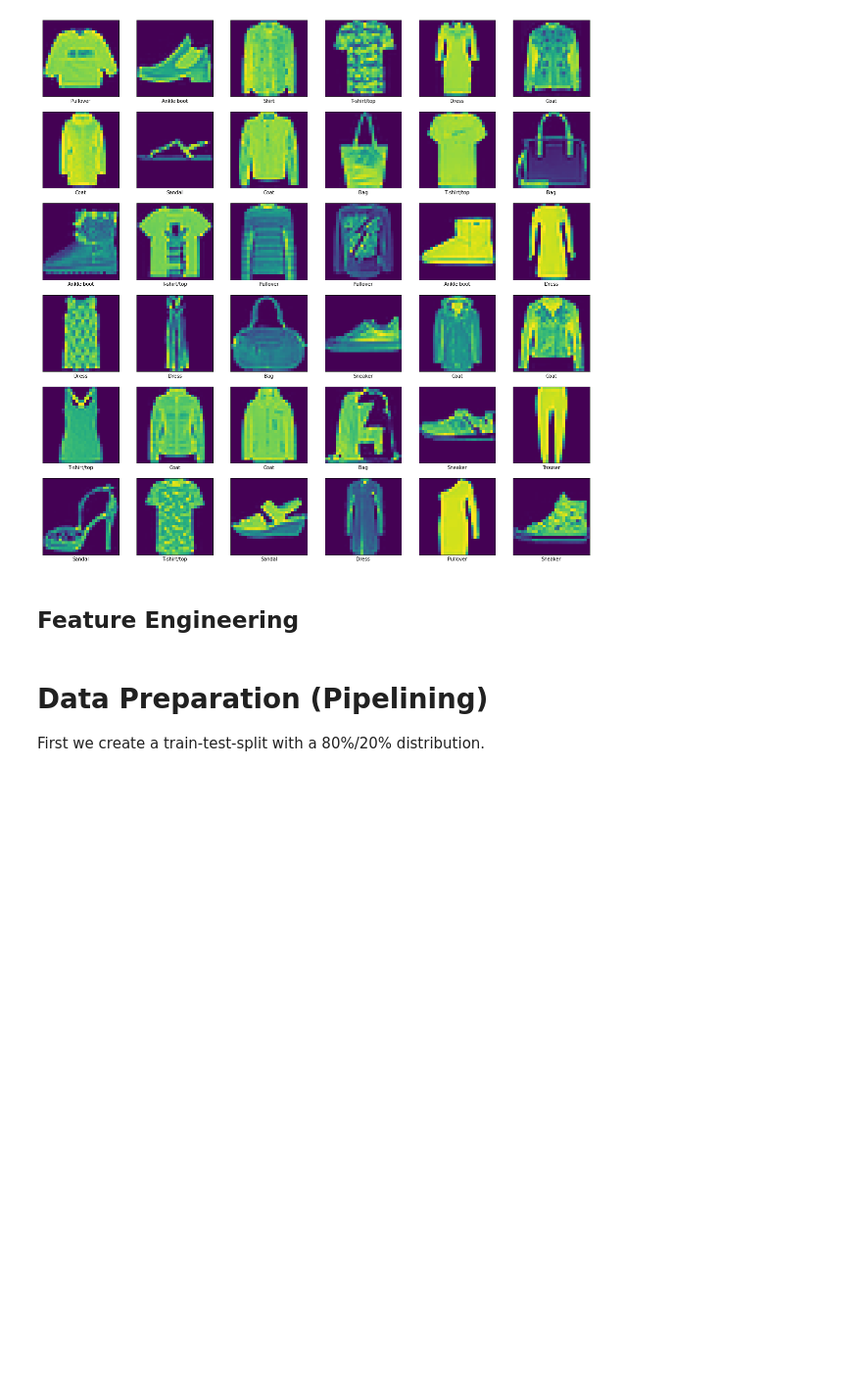
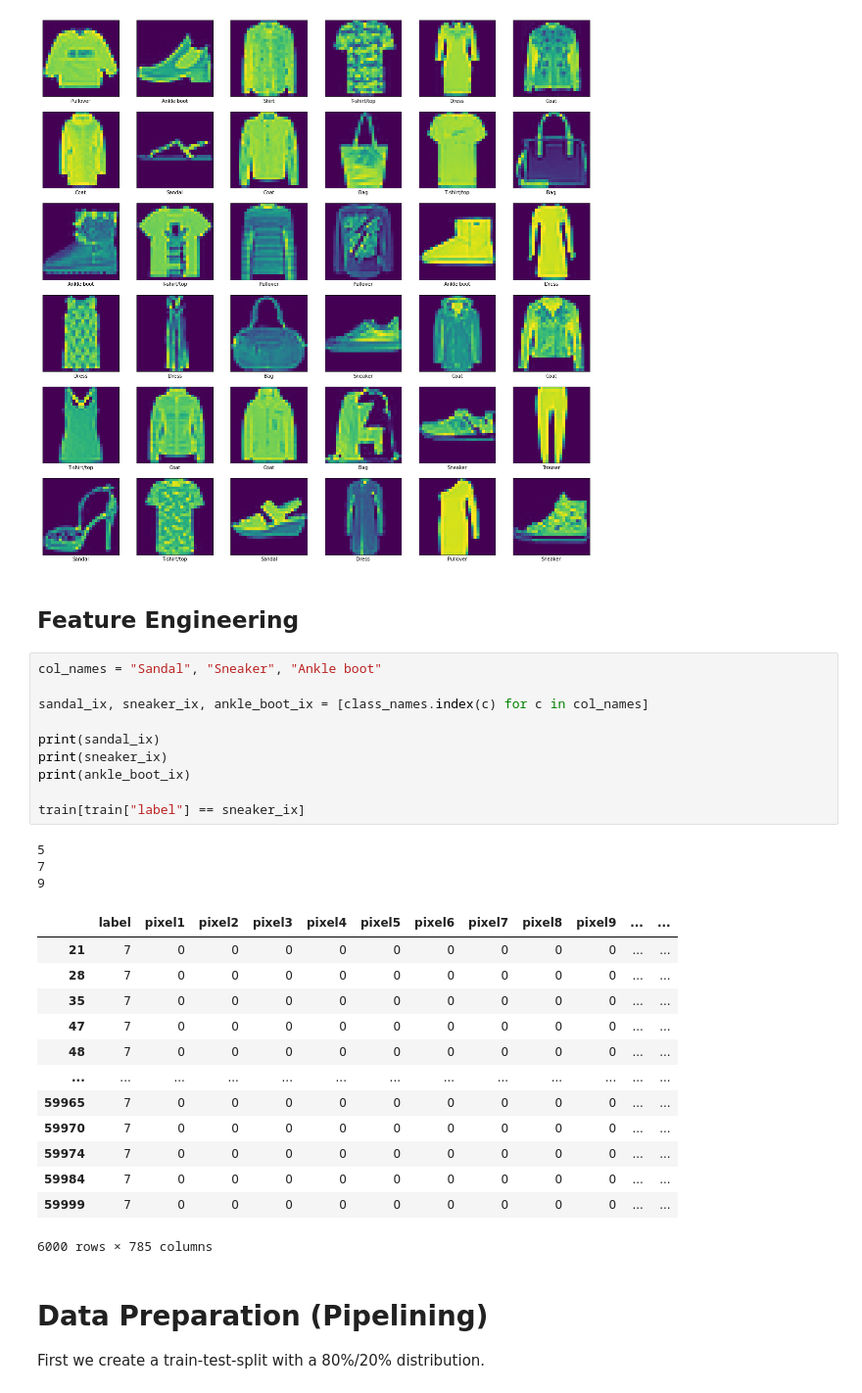
Before and after one commit to MrHencke/DAT158-ML-Oblig2-ML, a Jupyter notebook: main.ipynb, the cells around one changed output. Shown: that part at 98% size. Saved outputs shown, nothing was run; the diff lists cells and outputs as text; blank space fills up the shorter version.

```diff
--- a/main.ipynb
+++ b/main.ipynb
@@ -200,6 +217,33 @@ for i in range(36):
 [figure]
 # %% [markdown]
 ## Feature Engineering <a id="data-engineering"></a>
+# %%
+col_names = "Sandal", "Sneaker", "Ankle boot"
+
+sandal_ix, sneaker_ix, ankle_boot_ix = [class_names.index(c) for c in col_names]
+
+print(sandal_ix)
+print(sneaker_ix)
+print(ankle_boot_ix)
+
+train[train["label"] == sneaker_ix]
+# %% [output]
+5
+7
+9
+|  | label | pixel1 | pixel2 | pixel3 | pixel4 | pixel5 | pixel6 | pixel7 | pixel8 | pixel9 | ... | ... |
+| 21 | 7 | 0 | 0 | 0 | 0 | 0 | 0 | 0 | 0 | 0 | ... | ... |
+| 28 | 7 | 0 | 0 | 0 | 0 | 0 | 0 | 0 | 0 | 0 | ... | ... |
+| 35 | 7 | 0 | 0 | 0 | 0 | 0 | 0 | 0 | 0 | 0 | ... | ... |
+| 47 | 7 | 0 | 0 | 0 | 0 | 0 | 0 | 0 | 0 | 0 | ... | ... |
+| 48 | 7 | 0 | 0 | 0 | 0 | 0 | 0 | 0 | 0 | 0 | ... | ... |
+| ... | ... | ... | ... | ... | ... | ... | ... | ... | ... | ... | ... | ... |
+| 59965 | 7 | 0 | 0 | 0 | 0 | 0 | 0 | 0 | 0 | 0 | ... | ... |
+| 59970 | 7 | 0 | 0 | 0 | 0 | 0 | 0 | 0 | 0 | 0 | ... | ... |
+| 59974 | 7 | 0 | 0 | 0 | 0 | 0 | 0 | 0 | 0 | 0 | ... | ... |
+| 59984 | 7 | 0 | 0 | 0 | 0 | 0 | 0 | 0 | 0 | 0 | ... | ... |
+| 59999 | 7 | 0 | 0 | 0 | 0 | 0 | 0 | 0 | 0 | 0 | ... | ... |
+6000 rows × 785 columns
 # %% [markdown]
 # Data Preparation (Pipelining) <a id="pipelining"></a>
 First we create a train-test-split with a 80%/20% distribution.
```
Also changed, not shown: parts of 33 cells of this notebook.
